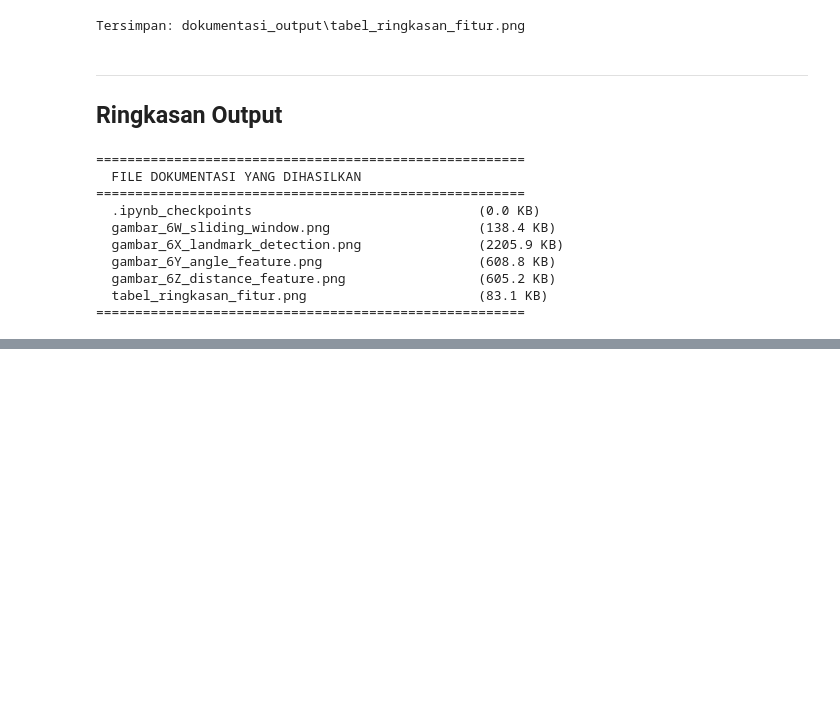
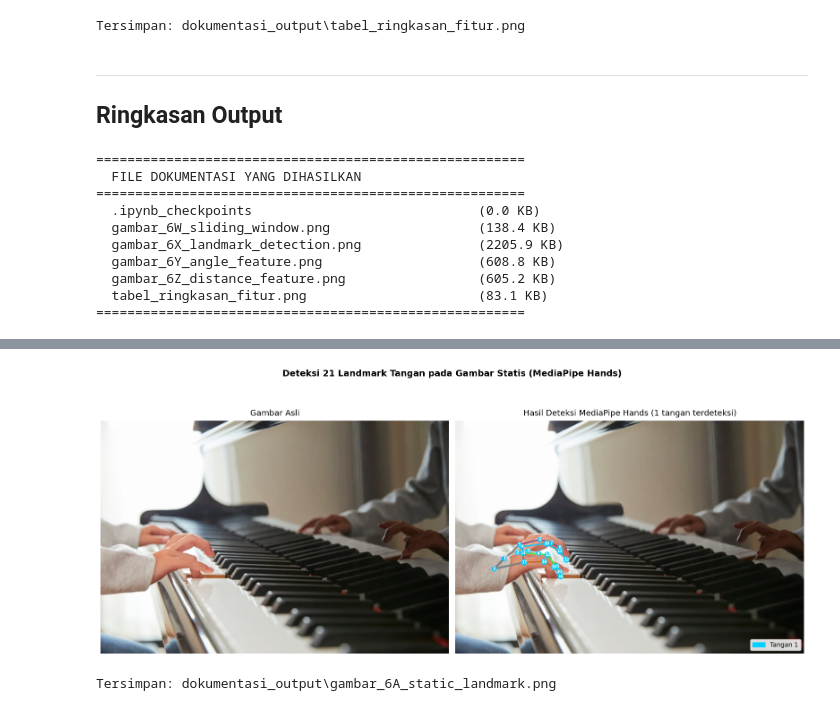
Before and after one commit to Bapakee/Piano-Learning, a Jupyter notebook: Tugas Akhir Patrick/preprocessing_dokumentasi.ipynb, the cells around one changed output, grey strips where cells are left out. Drawn from its saved outputs; the diff is of its cells as text; code cells hidden in the pictures; blank space fills up the shorter version.

Commit message:
Update untuk laporan

```diff
--- a/Tugas Akhir Patrick/preprocessing_dokumentasi.ipynb
+++ b/Tugas Akhir Patrick/preprocessing_dokumentasi.ipynb
@@ -578,0 +613,77 @@ print("=" * 55)
+# %%
+# ============================================================
+# PANEL 1 — Gambar asli vs gambar dengan landmark
+# ============================================================
+HAND_PALETTE = ["#00CFFF", "#FF6B6B"]   # warna per tangan (tangan 1, tangan 2)
+
+fig, axes = plt.subplots(1, 2, figsize=(16, 7))
+
+# --- kiri: gambar asli ---
+axes[0].imshow(img_rgb)
+axes[0].set_title("Gambar Asli", fontsize=13, pad=8)
+axes[0].axis("off")
+
+# --- kanan: hasil deteksi ---
+annotated = img_rgb.copy()
+
+if results.multi_hand_landmarks:
+    for hand_lm in results.multi_hand_landmarks:
+        mp_draw.draw_landmarks(
+            annotated,
+            hand_lm,
+            mp_hands.HAND_CONNECTIONS,
+            mp_styles.get_default_hand_landmarks_style(),
+            mp_styles.get_default_hand_connections_style()
+        )
+
+axes[1].imshow(annotated)
+axes[1].set_title(
+    f"Hasil Deteksi MediaPipe Hands ({n_detected} tangan terdeteksi)",
+    fontsize=13, pad=8
+)
+axes[1].axis("off")
+
+# Tambah nomor landmark dan nama untuk setiap tangan
+if results.multi_hand_landmarks:
+    for hand_idx, hand_lm in enumerate(results.multi_hand_landmarks):
+        color = HAND_PALETTE[hand_idx % len(HAND_PALETTE)]
+        for lm_idx, lm in enumerate(hand_lm.landmark):
+            px = int(lm.x * w_img)
+            py = int(lm.y * h_img)
+            axes[1].annotate(
+                str(lm_idx),
+                xy=(px, py),
+                fontsize=6,
+                fontweight="bold",
+                color="white",
+                ha="center", va="center",
+                bbox=dict(
+                    boxstyle="circle,pad=0.15",
+                    fc=color, ec="none", alpha=0.85
+                )
+            )
+
+# Legend tangan
+legend_patches = [
+    mpatches.Patch(color=HAND_PALETTE[i], label=f"Tangan {i+1}")
+    for i in range(n_detected)
+]
+if legend_patches:
+    axes[1].legend(
+        handles=legend_patches,
+        loc="lower right", fontsize=10,
+        framealpha=0.85
+    )
+
+fig.suptitle(
+    "Deteksi 21 Landmark Tangan pada Gambar Statis (MediaPipe Hands)",
+    fontsize=14, fontweight="bold", y=1.01
+)
+plt.tight_layout()
+out_path = os.path.join(OUTPUT_DIR, "gambar_6A_static_landmark.png")
+plt.savefig(out_path, dpi=200, bbox_inches="tight")
+plt.show()
+print("Tersimpan:", out_path)
+# %% [output]
+[figure, added]
+Tersimpan: dokumentasi_output\gambar_6A_static_landmark.png
```
Also changed, not shown: parts of 5 cells of this notebook, 5 other files.
